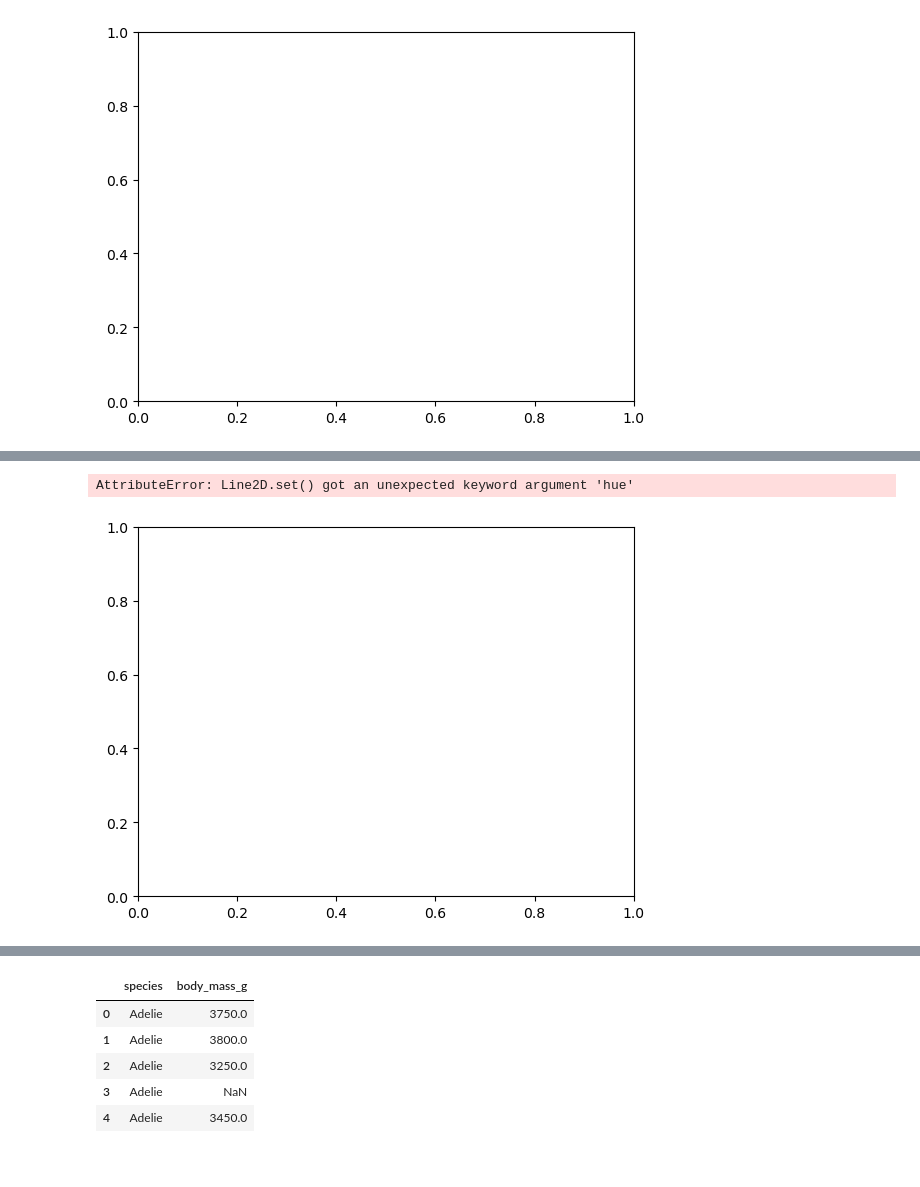
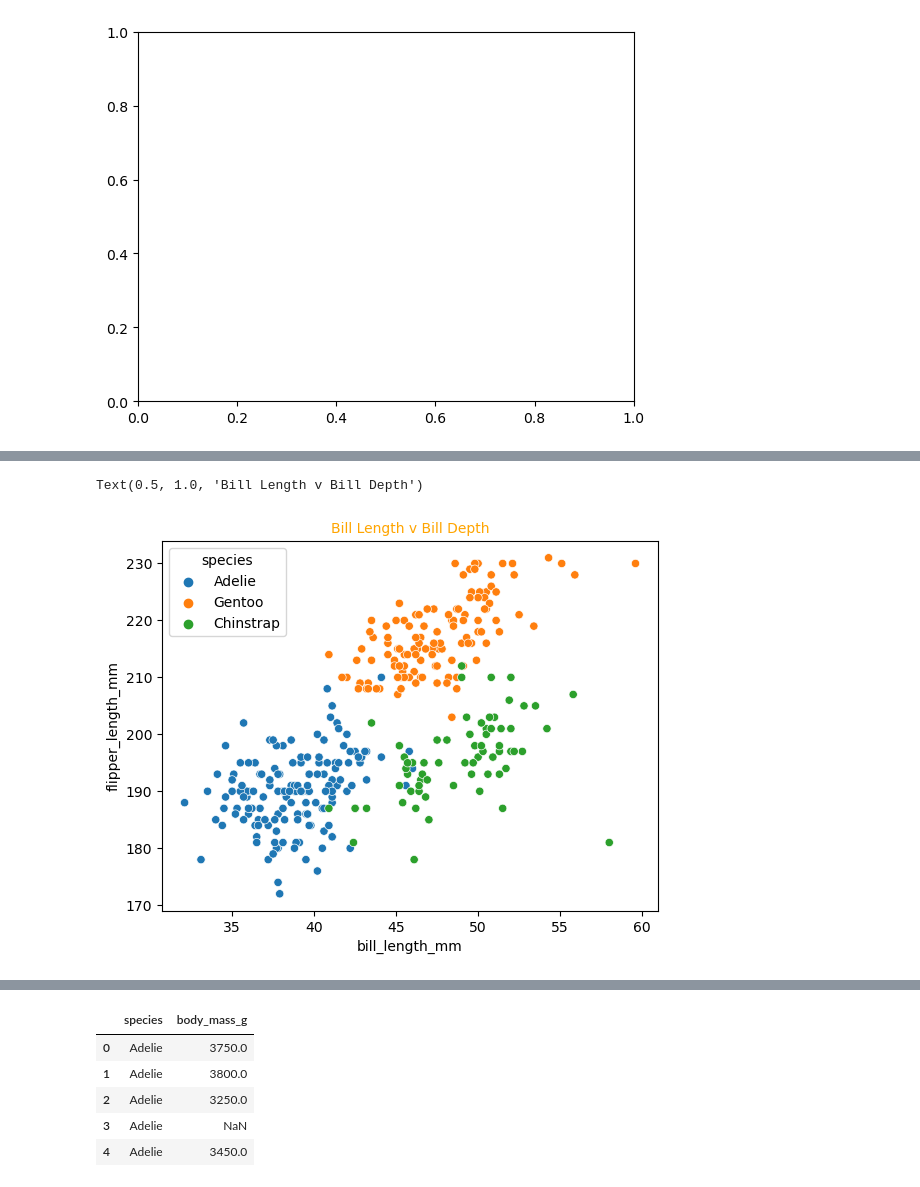
Before and after one commit to AndrewBoyne/my_qa_repo, a Jupyter notebook: Week 7/Seaborn scatter graph.ipynb, the cells around one changed output, grey strips where cells are left out. Saved outputs shown, nothing was run; the diff lists cells and outputs as text; code cells hidden in the pictures.

Commit message:
Update Seaborn scatter graph.ipynb
Different types of Seaborn graphs

```diff
--- a/Week 7/Seaborn scatter graph.ipynb
+++ b/Week 7/Seaborn scatter graph.ipynb
@@ -55,5 +47,0 @@ sns.scatterplot(x="bill_length_mm", y = "bill_depth_mm", data = df1, hue = "spec
-# %%
-df1.plot(x = 'bill_length_mm', y = 'bill_depth_mm', hue='species')
-# %% [output]
-AttributeError: Line2D.set() got an unexpected keyword argument 'hue'
-[figure, removed]
@@ -59,0 +50,6 @@ AttributeError: Line2D.set() got an unexpected keyword argument 'hue'
+# %%
+sns.scatterplot(x="bill_length_mm", y = "flipper_length_mm", data = df1, hue = "species")
+plt.title("Bill Length v Flipper Length", size=10, color="orange")
+# %% [output]
+Text(0.5, 1.0, 'Bill Length v Bill Depth')
+[figure, added]
```
Also changed, not shown: parts of 8 cells of this notebook.
